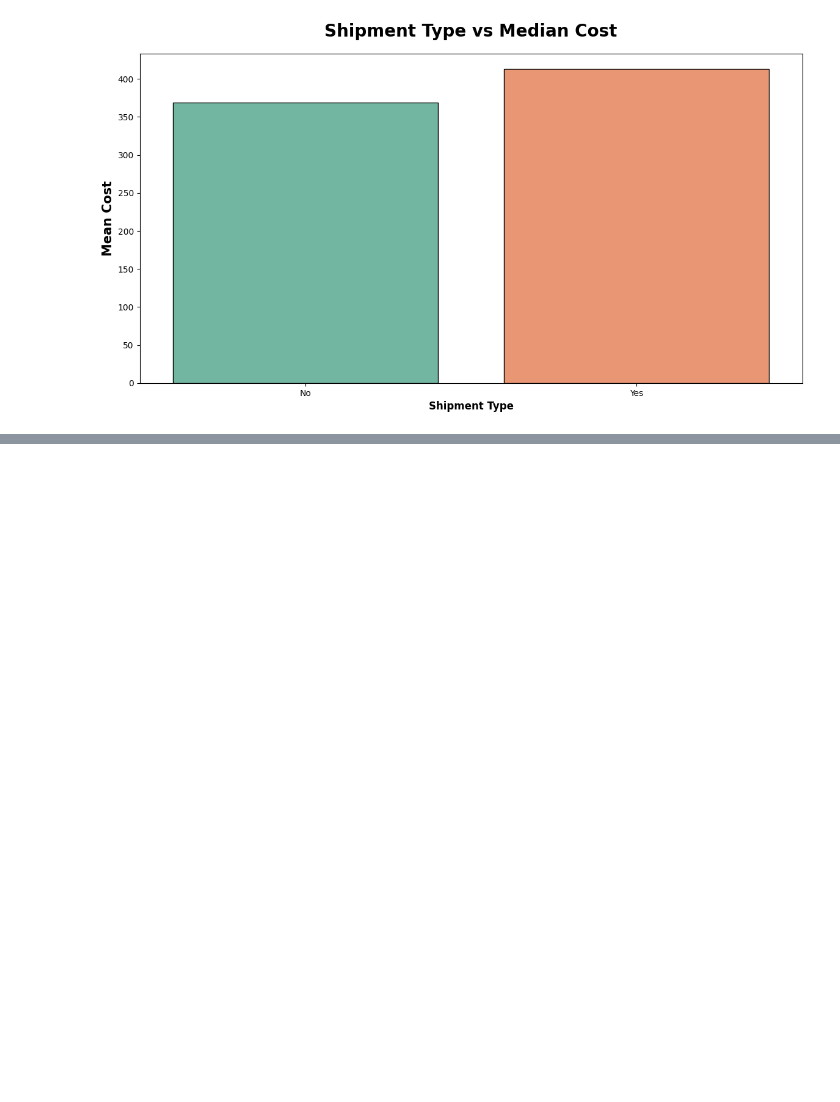
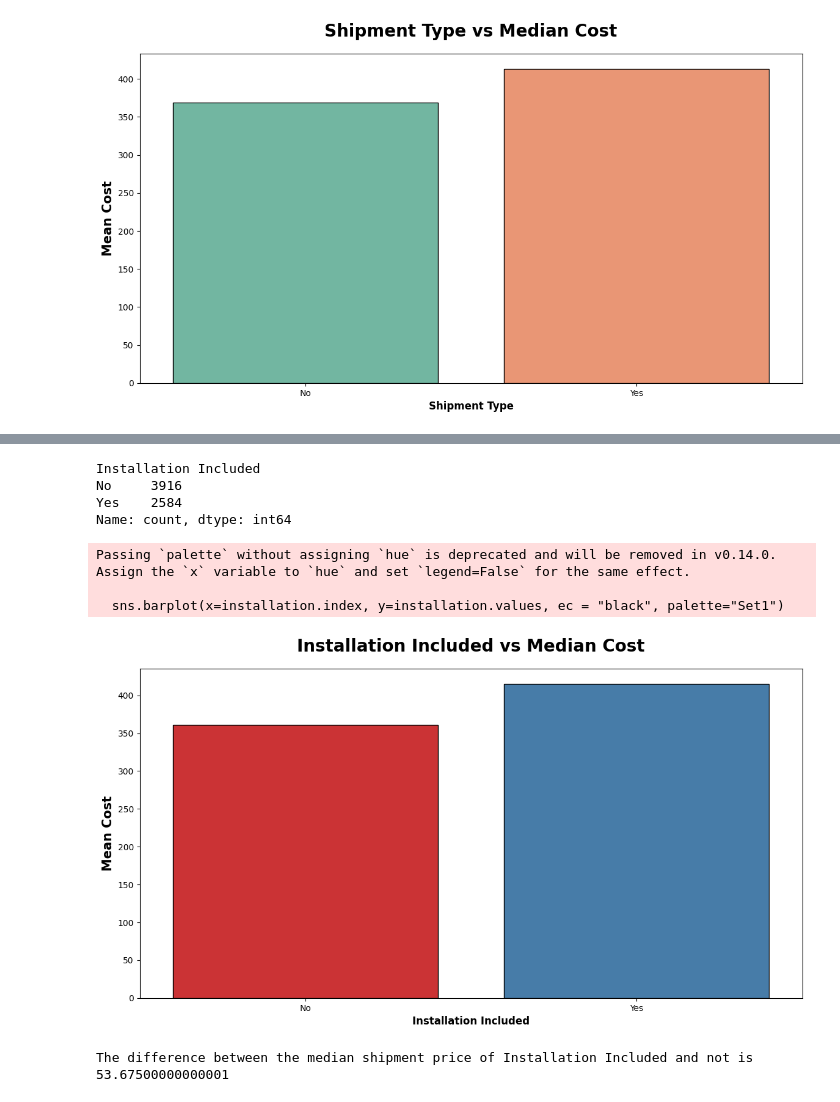
Before and after one commit to ShashiDivs/Shipment_Price_Prediction, a Jupyter notebook: Notebook/Notebook_experiment.ipynb, the cells around one changed output, grey strips where cells are left out. Cells and saved outputs as stored; diff of their text form; code cells hidden in the pictures; blank space fills up the shorter version.

```diff
--- a/Notebook/Notebook_experiment.ipynb
+++ b/Notebook/Notebook_experiment.ipynb
@@ -323,0 +363,28 @@ Passing `palette` without assigning `hue` is deprecated and will be removed in v
+# %%
+df['Installation Included'].value_counts()
+# %% [output]
+Installation Included
+No     3916
+Yes    2584
+Name: count, dtype: int64
+# %%
+installation = df.groupby("Installation Included")[target_feature].median()
+installation.to_frame()
+plt.subplots(figsize=(14,7))
+sns.barplot(x=installation.index, y=installation.values, ec = "black", palette="Set1")
+plt.title("Installation Included vs Median Cost", weight="bold",fontsize=20, pad=20)
+plt.ylabel("Mean Cost", weight="bold", fontsize=15)
+plt.xlabel("Installation Included", weight="bold", fontsize=12)
+plt.show()
+# %% [output]
+Passing `palette` without assigning `hue` is deprecated and will be removed in v0.14.0. Assign the `x` variable to `hue` and set `legend=False` for the same effect.
+
+  sns.barplot(x=installation.index, y=installation.values, ec = "black", palette="Set1")
+[figure, added]
+# %%
+installation_needed_median = df[df['Installation Included'] == 'Yes']['Cost'].median()
+installation_not_needed_median = df[df['Installation Included'] == 'No']['Cost'].median()
+
+print(f"The difference between the median shipment price of Installation Included and not is {installation_needed_median-installation_not_needed_median}")
+# %% [output]
+The difference between the median shipment price of Installation Included and not is 53.67500000000001
```
Also changed, not shown: parts of 19 cells of this notebook, 3 other files.
